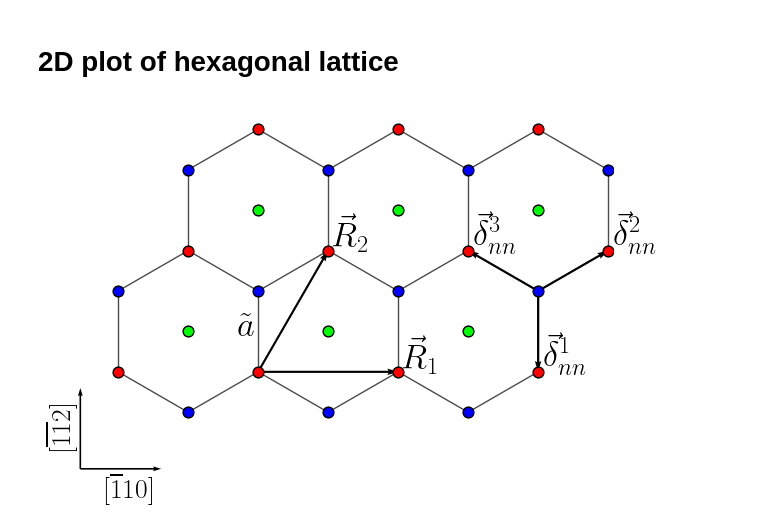
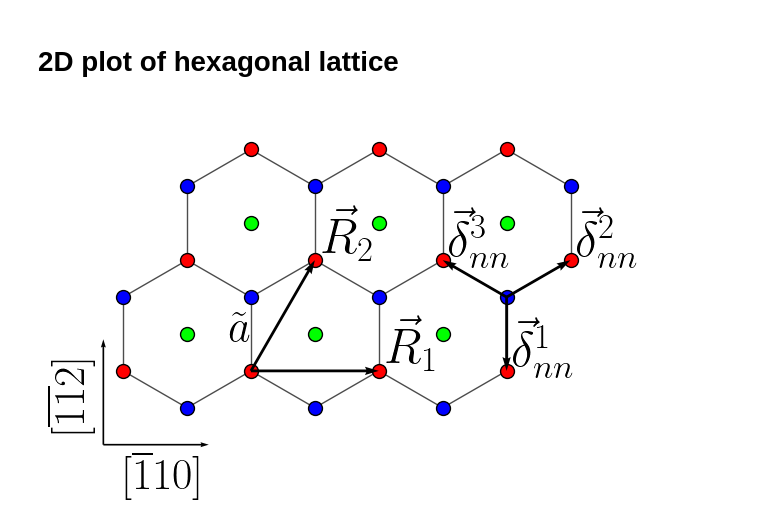
Before and after one commit to j-czarnecki/LAO-STO, a Jupyter notebook: Symbolic/PlotStructure.ipynb, the cells around one changed output. Cells and saved outputs as stored; diff of their text form; code cells hidden in the pictures.

```diff
--- a/Symbolic/PlotStructure.ipynb
+++ b/Symbolic/PlotStructure.ipynb
@@ -386,7 +386,7 @@ lattice_points = np.array(lattice_points)
 lattice_2_points = np.array(lattice_2_points)
 lattice_3_points = np.array(lattice_3_points)
 
-fig, ax = plt.subplots(figsize=(7, 4), constrained_layout=True)
+fig, ax = plt.subplots(figsize=(6, 4), constrained_layout=True)
 
 # Combine both lattices for neighbor search
 all_points = np.vstack([lattice_points, lattice_2_points])
@@ -397,7 +397,7 @@ connect_neighbors(all_points, ax)
 ax.scatter(
     lattice_points[:, 0],
     lattice_points[:, 1],
-    s=60,
+    s=100,
     color="b",
     alpha=1.0,
     zorder=2,
@@ -406,7 +406,7 @@ ax.scatter(
 ax.scatter(
     lattice_2_points[:, 0],
     lattice_2_points[:, 1],
-    s=60,
+    s=100,
     color="r",
     alpha=1.0,
     zorder=2,
@@ -415,7 +415,7 @@ ax.scatter(
 ax.scatter(
     lattice_3_points[:, 0],
     lattice_3_points[:, 1],
-    s=60,
+    s=100,
     color="lime",
     alpha=1.0,
     zorder=2,
@@ -430,7 +430,8 @@ ax.quiver(
     angles="xy",
     scale_units="xy",
     scale=1,
-    width=0.004,
+    width=0.005,
+    zorder=10
 )
 ax.quiver(
     *second_lattice_offset,
@@ -439,7 +440,8 @@ ax.quiver(
     angles="xy",
     scale_units="xy",
     scale=1,
-    width=0.004,
+    width=0.005,
+    zorder=10
 )
 
 #Plotting d_nn vectors
@@ -450,7 +452,8 @@ ax.quiver(
     angles="xy",
     scale_units="xy",
     scale=1,
-    width=0.004,
+    width=0.005,
+    zorder=10
 )
 ax.quiver(
     *delta_offset,
@@ -459,7 +462,8 @@ ax.quiver(
     angles="xy",
     scale_units="xy",
     scale=1,
-    width=0.004,
+    width=0.005,
+    zorder=10
 )
 ax.quiver(
     *delta_offset,
@@ -468,65 +472,68 @@ ax.quiver(
     angles="xy",
     scale_units="xy",
     scale=1,
-    width=0.004,
+    width=0.005,
+    zorder=10
 )
 
 
-a1_title = a1 + second_lattice_offset + np.array([0.05, 0.05])
-a2_title = a2 + second_lattice_offset + np.array([0.05, 0.05])
+a1_title = a1 + second_lattice_offset + np.array([0.1, 0.1])
+a2_title = a2 + second_lattice_offset + np.array([0.1, 0.1])
 # Labeling unit vectors
-ax.text(*a1_title, r"$\vec{R}_1$", color="black", fontsize=25)
-ax.text(*a2_title, r"$\vec{R}_2$", color="black", fontsize=25)
+ax.text(*a1_title, r"$\vec{R}_1$", color="black", fontsize=36)
+ax.text(*a2_title, r"$\vec{R}_2$", color="black", fontsize=36)
 
 d1_title = d1 + delta_offset + np.array([0.07, 0.07])
 d2_title = d2 + delta_offset + np.array([0.07, 0.07])
 d3_title = d3 + delta_offset + np.array([0.07, 0.07])
 # Labeling unit vectors
-ax.text(*d1_title, r"$\vec{\delta}_{nn}^{1}$", color="black", fontsize=25)
-ax.text(*d2_title, r"$\vec{\delta}_{nn}^{2}$", color="black", fontsize=25)
-ax.text(*d3_title, r"$\vec{\delta}_{nn}^{3}$", color="black", fontsize=25)
+ax.text(*d1_title, r"$\vec{\delta}_{nn}^{1}$", color="black", fontsize=36)
+ax.text(*d2_title, r"$\vec{\delta}_{nn}^{2}$", color="black", fontsize=36)
+ax.text(*d3_title, r"$\vec{\delta}_{nn}^{3}$", color="black", fontsize=36)
 
 # Add a tilde marking on plot
-a_tilde_placement = second_lattice_offset + np.array([-0.25, 0.45])
-ax.text(*a_tilde_placement, r"$\tilde{a}$", color="black", fontsize=25)
+a_tilde_placement = second_lattice_offset + np.array([-0.3, 0.4])
+ax.text(*a_tilde_placement, r"$\tilde{a}$", color="black", fontsize=32)
 
 
-xy_origin = np.array([-2.2, -2.2])
+xy_origin = np.array([-2.0, -2.0])
 X = np.array([1, 0])
 Y = np.array([0, 1])
-x_title = xy_origin + 0.3 * X + np.array([0, -0.35])
-y_title = xy_origin + 0.3 * Y + np.array([-0.4, 0])
+x_title = xy_origin + 0.3 * X + np.array([0, -0.6])
+y_title = xy_origin + 0.3 * Y + np.array([-0.75, 0])
 # Plotting reference to X,Y plane
 ax.quiver(
     *xy_origin,
     *X,
     color="black",
     angles="xy",
     scale_units="xy",
-    scale=1,
+    scale=0.7,
     width=0.003,
 )
 ax.quiver(
     *xy_origin,
     *Y,
     color="black",
     angles="xy",
     scale_units="xy",
-    scale=1,
+    scale=0.7,
     width=0.003,
 )
-ax.text(*x_title, r"$[\overline{1}10]$", color="black", fontsize=20)
+ax.text(*x_title, r"$[\overline{1}10]$", color="black", fontsize=32)
 ax.text(
     *y_title,
     r"$[\overline{1} \overline{1} 2]$",
     color="black",
-    fontsize=20,
+    fontsize=32,
     rotation=90,
 )
 
+ax.set_xlim((-2.5, 5))
+ax.set_ylim((-2.5, 2.5))
 ax.set_axis_off()
 ax.set_aspect("equal")
 plt.show()
 #plt.savefig("hexagonal_lattice.png")
 # %% [output]
-[figure, old version]
+[figure, new version]
```
Also changed, not shown: parts of 2 cells of this notebook, 29 other files.
